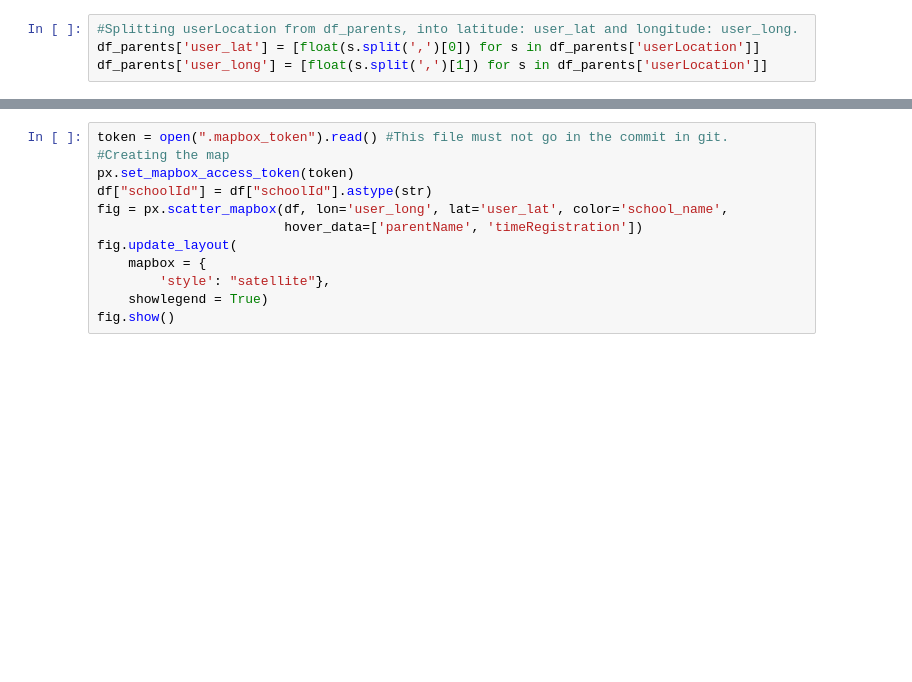
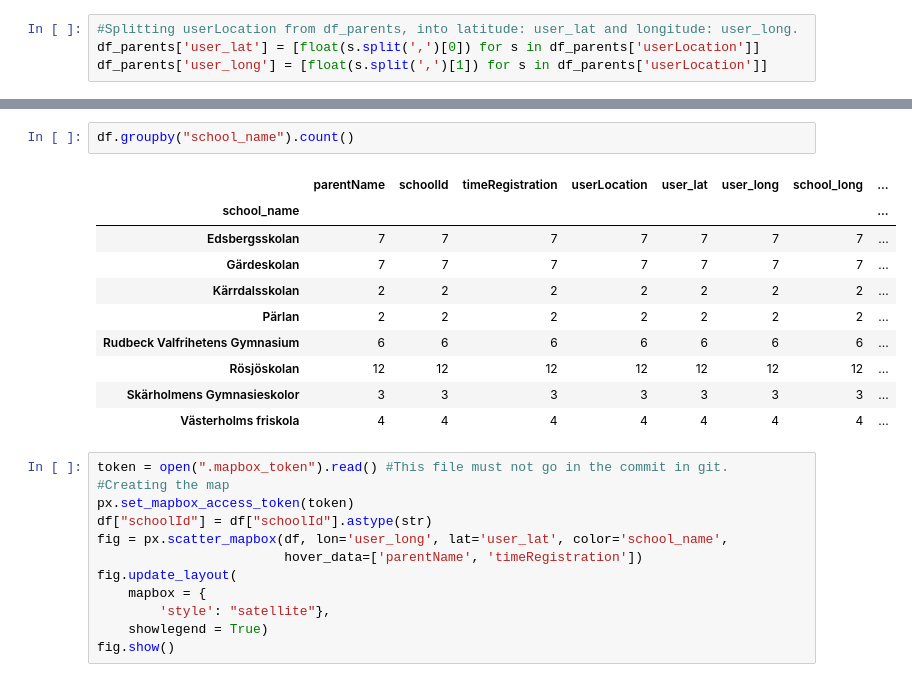
Before and after one commit to ancara-art/saferwalks-map, a Jupyter notebook: Map prototype.ipynb, the cells around one changed output, grey strips where cells are left out. Cells and saved outputs as stored; diff of their text form; blank space fills up the shorter version.

```diff
--- a/Map prototype.ipynb
+++ b/Map prototype.ipynb
@@ -28,3 +61,16 @@ df = pd.merge(df_parents, df_schools, left_on='schoolId', right_on='osm_id')
+# %%
+df.groupby("school_name").count()
+# %% [output]
+|  | parentName | schoolId | timeRegistration | userLocation | user_lat | user_long | school_long | ... |
+| school_name |  |  |  |  |  |  |  | ... |
+| Edsbergsskolan | 7 | 7 | 7 | 7 | 7 | 7 | 7 | ... |
+| Gärdeskolan | 7 | 7 | 7 | 7 | 7 | 7 | 7 | ... |
+| Kärrdalsskolan | 2 | 2 | 2 | 2 | 2 | 2 | 2 | ... |
+| Pärlan | 2 | 2 | 2 | 2 | 2 | 2 | 2 | ... |
+| Rudbeck Valfrihetens Gymnasium | 6 | 6 | 6 | 6 | 6 | 6 | 6 | ... |
+| Rösjöskolan | 12 | 12 | 12 | 12 | 12 | 12 | 12 | ... |
+| Skärholmens Gymnasieskolor | 3 | 3 | 3 | 3 | 3 | 3 | 3 | ... |
+| Västerholms friskola | 4 | 4 | 4 | 4 | 4 | 4 | 4 | ... |
 # %%
 token = open(".mapbox_token").read() #This file must not go in the commit in git.
 #Creating the map
```
Also changed, not shown: parts of 2 cells of this notebook, 2 other files.
